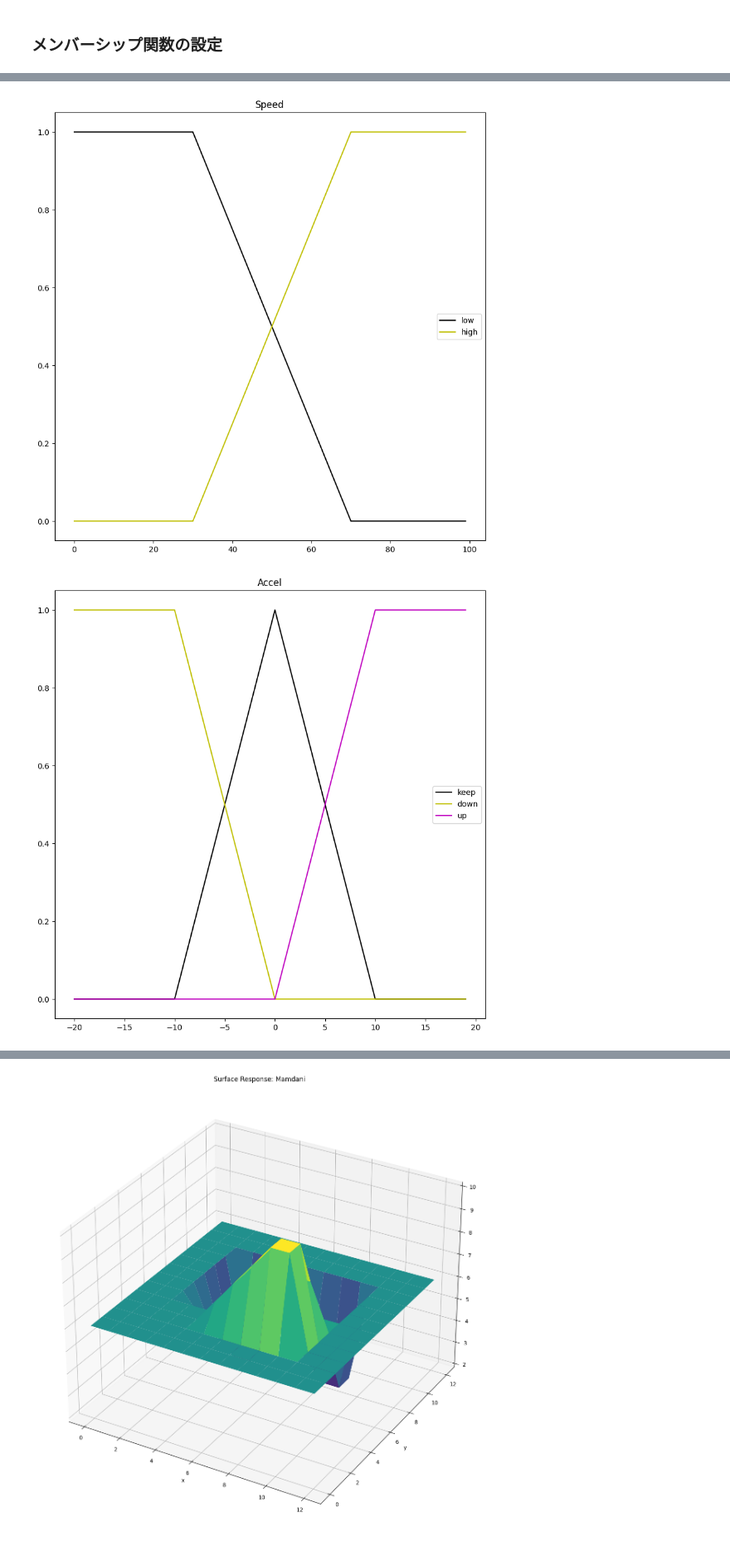
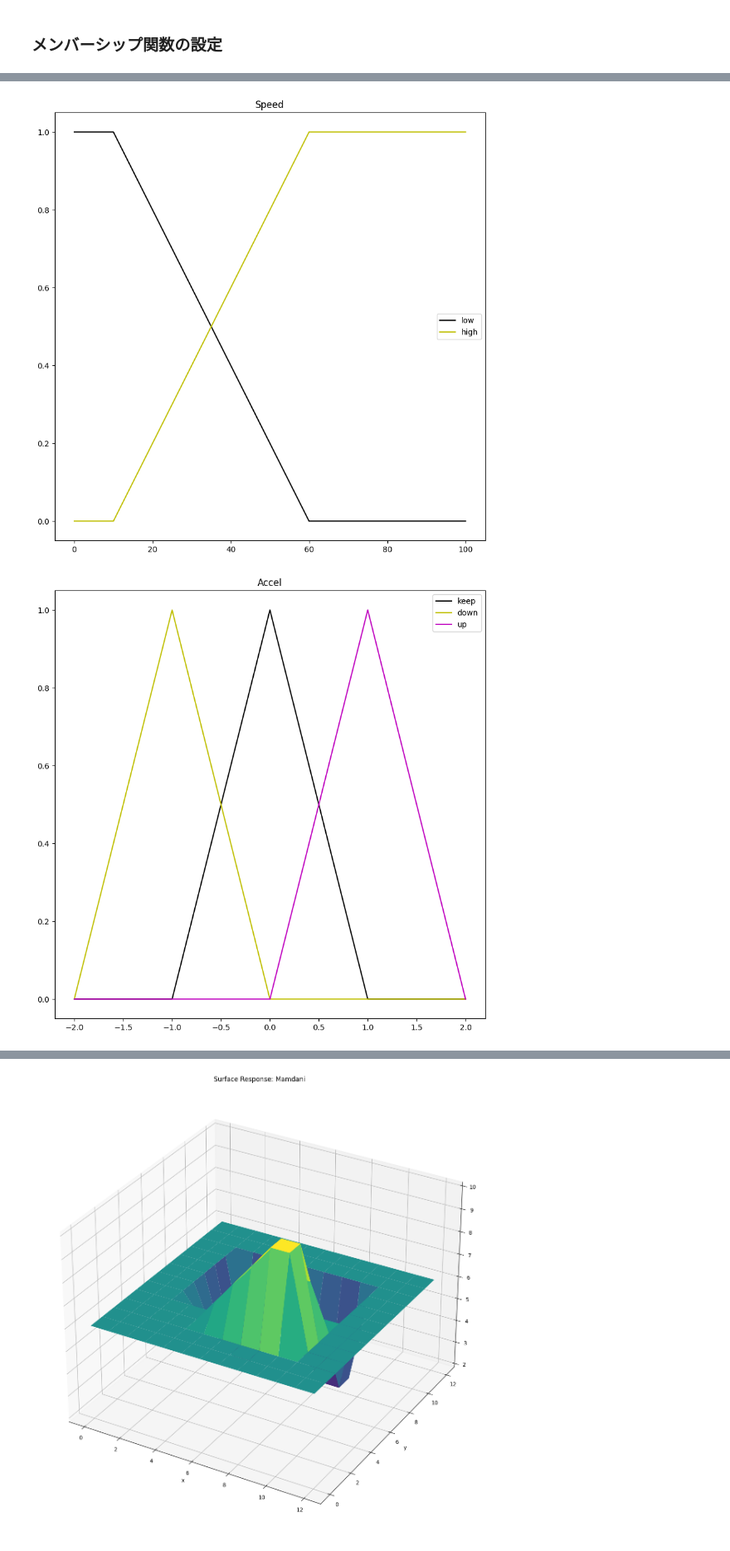
Before and after one commit to hideaki-kyutech/softcomp2023, a Jupyter notebook: fuzzy_inf_2023.ipynb, the cells around one changed output, grey strips where cells are left out. Shown at 83% size. Saved outputs shown, nothing was run; the diff lists cells and outputs as text; code cells hidden in the pictures.

```diff
--- a/fuzzy_inf_2023.ipynb
+++ b/fuzzy_inf_2023.ipynb
@@ -65,17 +68,17 @@ Dist.view_fuzzy() # 描画
 # %%
 # 速度のファジィ集合
-Speed = UPAfs.fuzzy_universe('Speed', np.arange(0,100,1), 'continuous')
-Speed.add_fuzzyset('low','trapmf',[0,0,30,70])
-Speed.add_fuzzyset('high','trapmf',[30,70,100,100])
+Speed = UPAfs.fuzzy_universe('Speed', np.arange(0,101,1), 'continuous')
+Speed.add_fuzzyset('low','trapmf',[0,0,10,60])
+Speed.add_fuzzyset('high','trapmf',[10,60,100,100])
 Speed.view_fuzzy()
 # %% [output]
-[figure, old version]
+[figure, new version]
 # %%
 # 加速度のファジィ集合
-Accel = UPAfs.fuzzy_universe('Accel', np.arange(-20,20,1), 'continuous')
-Accel.add_fuzzyset('keep','trimf',[-10,0,10])
-Accel.add_fuzzyset('down','trapmf',[-20,-20,-10,0])
-Accel.add_fuzzyset('up','trapmf',[0,10,20,20])
+Accel = UPAfs.fuzzy_universe('Accel', np.arange(-2,3,1), 'continuous')
+Accel.add_fuzzyset('keep','trimf',[-1,0,1])
+Accel.add_fuzzyset('down','trimf',[-2,-1,0])
+Accel.add_fuzzyset('up','trimf',[0,1,2])
 Accel.view_fuzzy()
 # %% [output]
-[figure, old version]
+[figure, new version]
```
Also changed, not shown: parts of 38 cells of this notebook.
